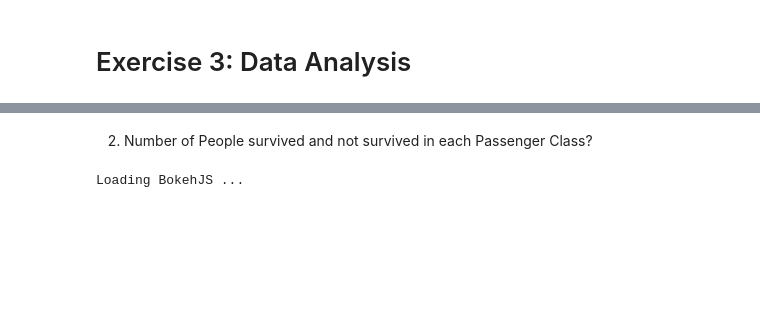
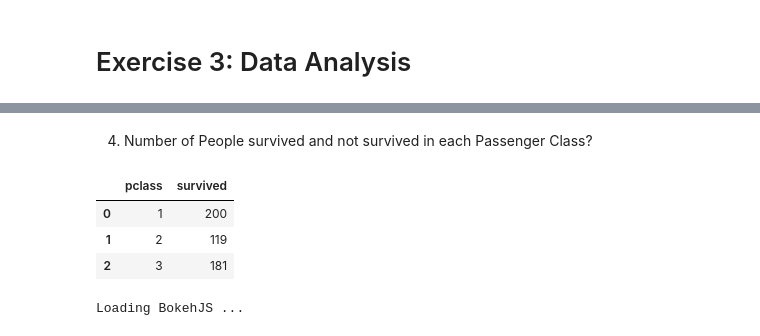
Before and after one commit to reddykumarmodam/datavisualization, a Jupyter notebook: Assignment2_Akhil-Reddy.ipynb, the cells around one changed output, grey strips where cells are left out. Drawn from its saved outputs; the diff is of its cells as text; code cells hidden in the pictures; blank space fills up the shorter version.

```diff
--- a/Assignment2_Akhil-Reddy.ipynb
+++ b/Assignment2_Akhil-Reddy.ipynb
@@ -151,9 +178,15 @@ show(p)
 # %% [markdown]
-2. Number of People survived and not survived in each Passenger Class?
+4. Number of People survived and not survived in each Passenger Class?
 # %%
 filename = "titanic3.csv"
 df = pd.read_csv( filename, header=0 )
-survived_sum = df.groupby('pclass', as_index=False).sum()
+survived_sum = df[['pclass','survived']].groupby('pclass', as_index=False).sum()
+survived_sum
+# %% [output]
+|  | pclass | survived |
+| 0 | 1 | 200 |
+| 1 | 2 | 119 |
+| 2 | 3 | 181 |
 # %%
 # import bokeh
 from bokeh.plotting import figure, show
```
Also changed, not shown: parts of 20 cells of this notebook.
